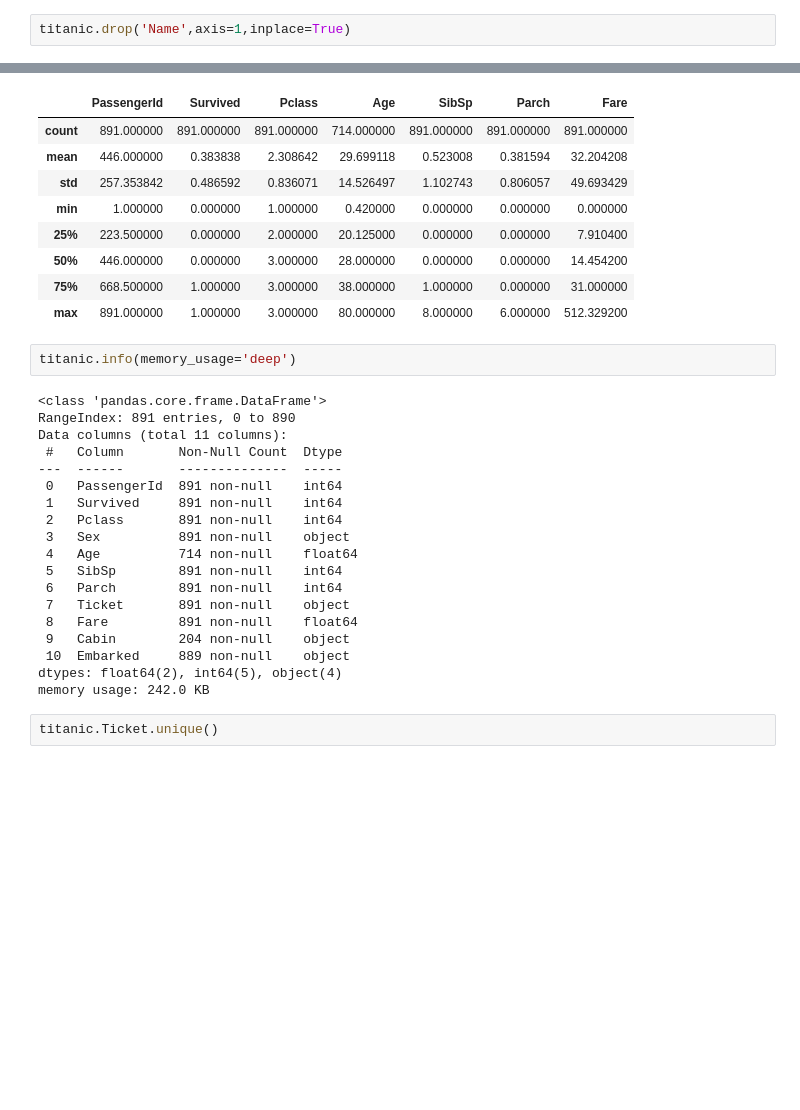
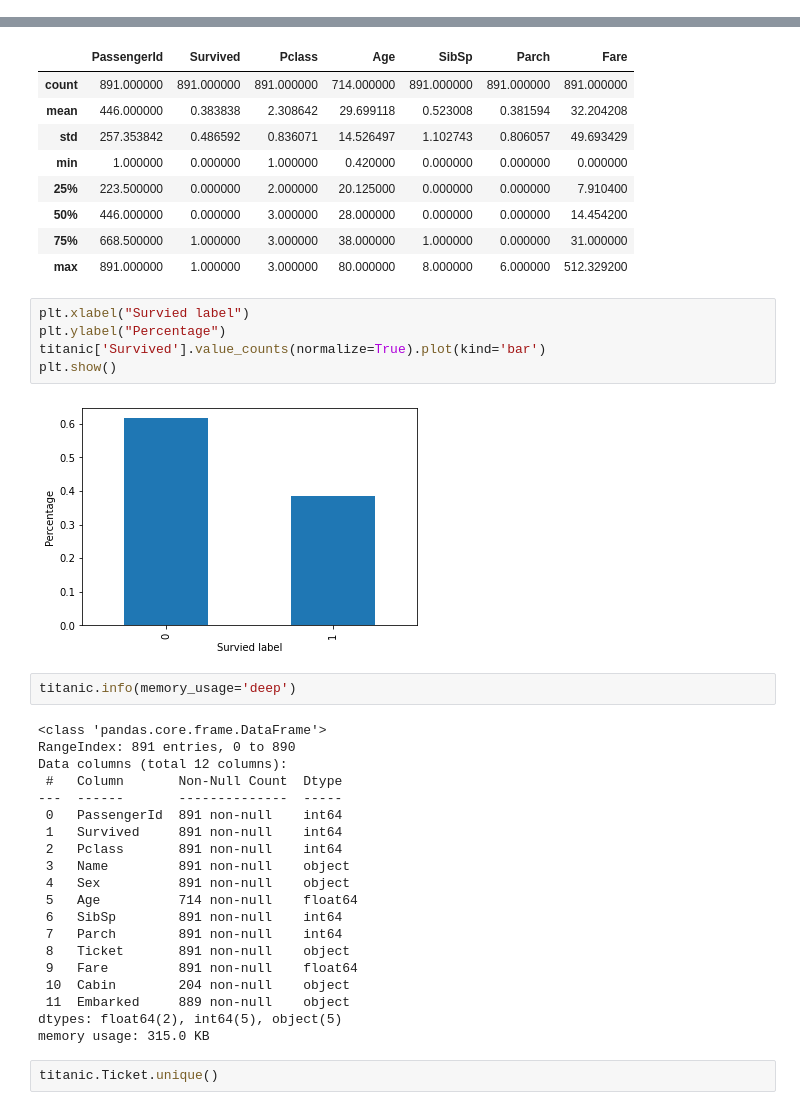
Before and after one commit to shreyashettyk/Data_Analysis, a Jupyter notebook: Titanic.ipynb, the cells around one changed output, grey strips where cells are left out. Saved outputs shown, nothing was run; the diff lists cells and outputs as text; blank space fills up the shorter version.

Commit message:
Additional analysis on titanic data women

```diff
--- a/Titanic.ipynb
+++ b/Titanic.ipynb
@@ -28,8 +28,6 @@ titanic.head()
 titanic.shape
 # %% [output]
 (891, 12)
-# %%
-titanic.drop('Name',axis=1,inplace=True)
 # %%
 titanic.describe()
 # %% [output]
@@ -42,27 +40,35 @@ titanic.describe()
 | 50% | 446.000000 | 0.000000 | 3.000000 | 28.000000 | 0.000000 | 0.000000 | 14.454200 |
 | 75% | 668.500000 | 1.000000 | 3.000000 | 38.000000 | 1.000000 | 0.000000 | 31.000000 |
 | max | 891.000000 | 1.000000 | 3.000000 | 80.000000 | 8.000000 | 6.000000 | 512.329200 |
+# %%
+plt.xlabel("Survied label")
+plt.ylabel("Percentage")
+titanic['Survived'].value_counts(normalize=True).plot(kind='bar')
+plt.show()
+# %% [output]
+[figure, added]
 # %%
 titanic.info(memory_usage='deep')
 # %% [output]
 <class 'pandas.core.frame.DataFrame'>
 RangeIndex: 891 entries, 0 to 890
-Data columns (total 11 columns):
+Data columns (total 12 columns):
  #   Column       Non-Null Count  Dtype
 ---  ------       --------------  -----
  0   PassengerId  891 non-null    int64
  1   Survived     891 non-null    int64
  2   Pclass       891 non-null    int64
- 3   Sex          891 non-null    object
- 4   Age          714 non-null    float64
- 5   SibSp        891 non-null    int64
- 6   Parch        891 non-null    int64
- 7   Ticket       891 non-null    object
- 8   Fare         891 non-null    float64
- 9   Cabin        204 non-null    object
- 10  Embarked     889 non-null    object
-dtypes: float64(2), int64(5), object(4)
-memory usage: 242.0 KB
+ 3   Name         891 non-null    object
+ 4   Sex          891 non-null    object
+ 5   Age          714 non-null    float64
+ 6   SibSp        891 non-null    int64
+ 7   Parch        891 non-null    int64
+ 8   Ticket       891 non-null    object
+ 9   Fare         891 non-null    float64
+ 10  Cabin        204 non-null    object
+ 11  Embarked     889 non-null    object
+dtypes: float64(2), int64(5), object(5)
+memory usage: 315.0 KB
 # %%
 titanic.Ticket.unique()
 # %% [output]
```
Also changed, not shown: parts of 61 cells of this notebook.
